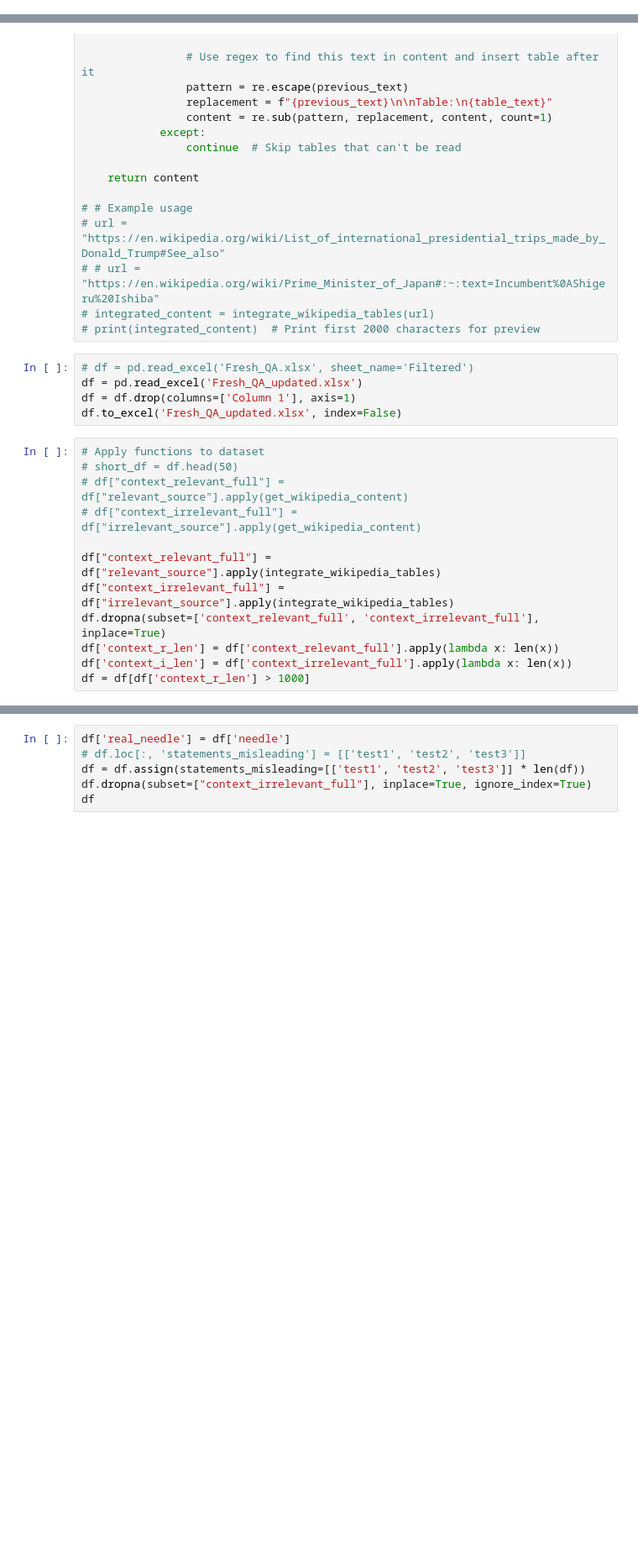
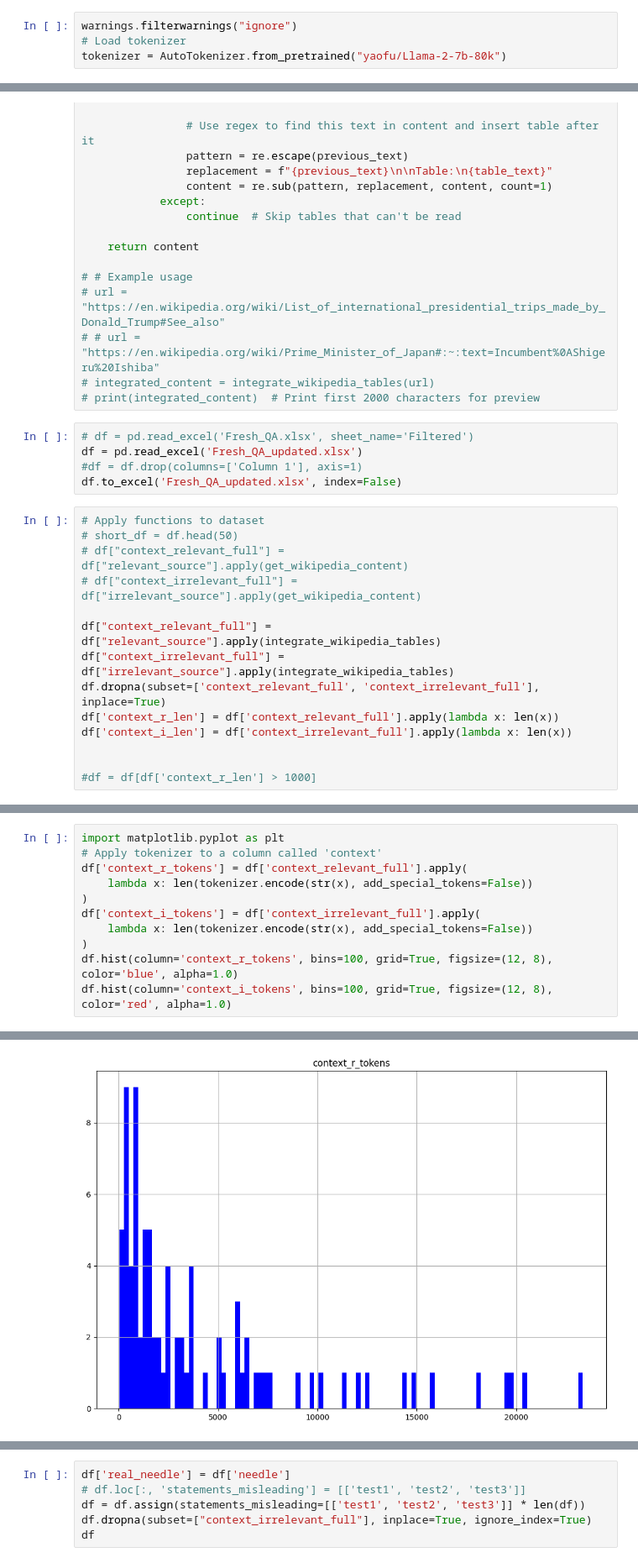
Before and after one commit to Adi-02/SNLP_Project, a Jupyter notebook: data_generation/generate_json.ipynb, the cells around one changed output, grey strips where cells are left out. Shown at 84% size. Drawn from its saved outputs; the diff is of its cells as text; blank space fills up the shorter version.

Commit message:
Added tokenizer

```diff
--- a/data_generation/generate_json.ipynb
+++ b/data_generation/generate_json.ipynb
@@ -13,3 +14,7 @@ warnings.filterwarnings("ignore")
+# %%
+warnings.filterwarnings("ignore")
+# Load tokenizer
+tokenizer = AutoTokenizer.from_pretrained("yaofu/Llama-2-7b-80k")
 # %%
 # Function to extract a clean title from Wikipedia URL
 def extract_title(url):
@@ -101,7 +106,7 @@ def integrate_wikipedia_tables(url):
 # %%
 # df = pd.read_excel('Fresh_QA.xlsx', sheet_name='Filtered')
 df = pd.read_excel('Fresh_QA_updated.xlsx')
-df = df.drop(columns=['Column 1'], axis=1)
+#df = df.drop(columns=['Column 1'], axis=1)
 df.to_excel('Fresh_QA_updated.xlsx', index=False)
 # %%
 # Apply functions to dataset
@@ -114,4 +119,6 @@ df["context_irrelevant_full"] = df["irrelevant_source"].apply(integrate_wikipedi
 df.dropna(subset=['context_relevant_full', 'context_irrelevant_full'], inplace=True)
 df['context_r_len'] = df['context_relevant_full'].apply(lambda x: len(x))
 df['context_i_len'] = df['context_irrelevant_full'].apply(lambda x: len(x))
-df = df[df['context_r_len'] > 1000]
+
+
+#df = df[df['context_r_len'] > 1000]
@@ -117,0 +127,12 @@ df = df[df['context_r_len'] > 1000]
+# %%
+import matplotlib.pyplot as plt
+# Apply tokenizer to a column called 'context'
+df['context_r_tokens'] = df['context_relevant_full'].apply(
+    lambda x: len(tokenizer.encode(str(x), add_special_tokens=False))
+)
+df['context_i_tokens'] = df['context_irrelevant_full'].apply(
+    lambda x: len(tokenizer.encode(str(x), add_special_tokens=False))
+)
+df.hist(column='context_r_tokens', bins=100, grid=True, figsize=(12, 8), color='blue', alpha=1.0)
+df.hist(column='context_i_tokens', bins=100, grid=True, figsize=(12, 8), color='red', alpha=1.0)
+# %% [output]
@@ -117,0 +140 @@ df = df[df['context_r_len'] > 1000]
+[figure, added]
```
Also changed, not shown: parts of 4 cells of this notebook, 1 other file.
